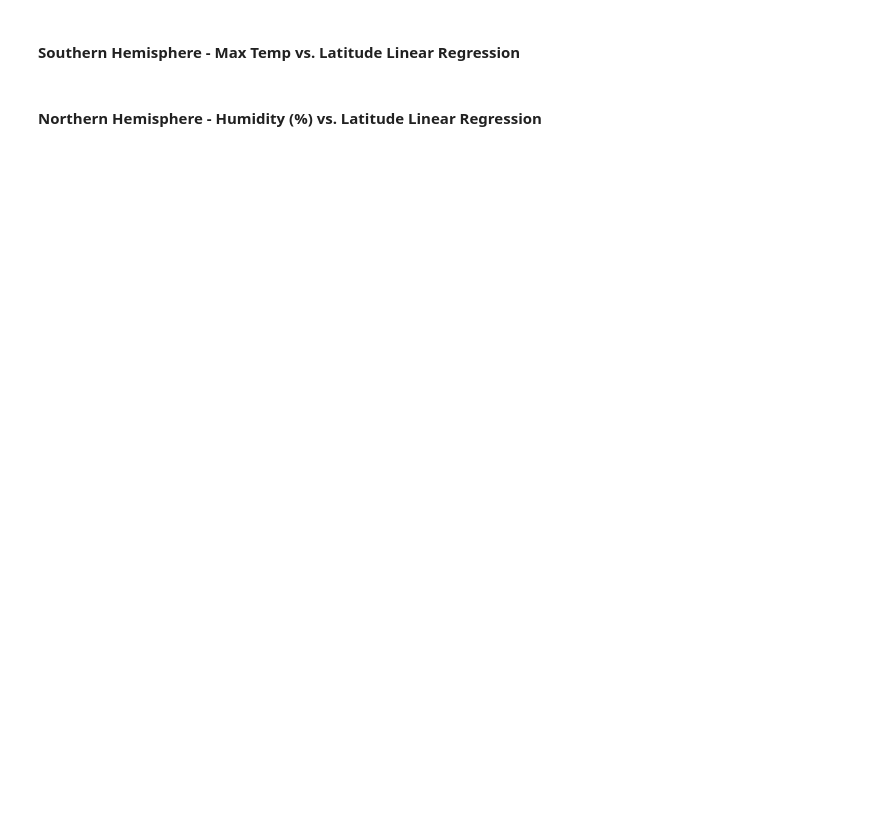
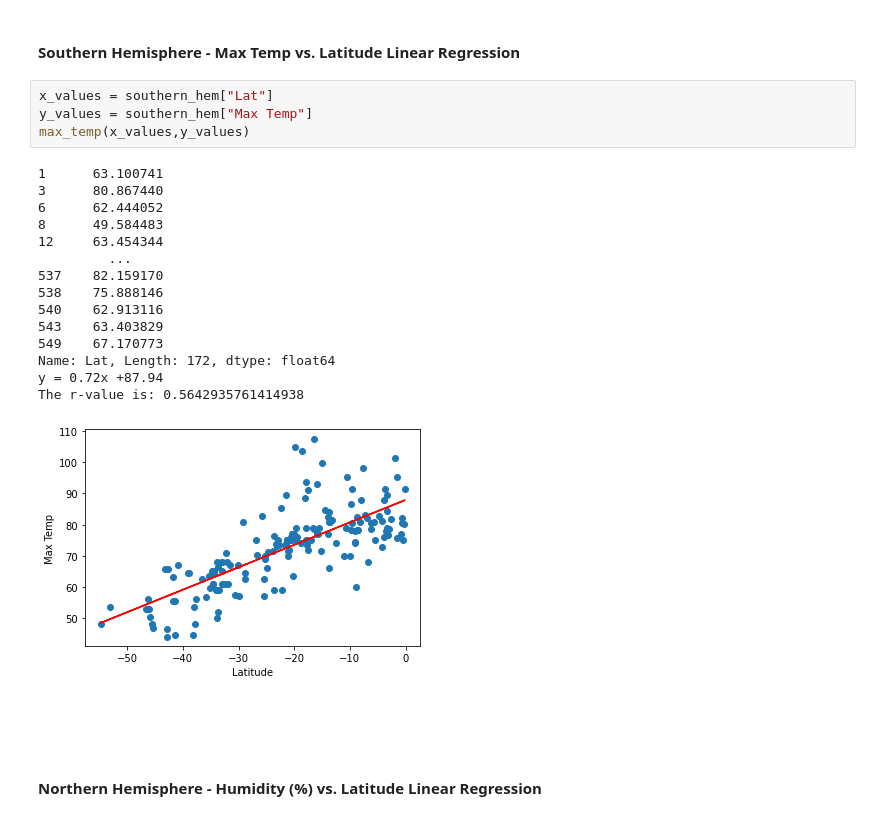
Before and after one commit to Jam0134/python-api-challenge-week-6, a Jupyter notebook: WeatherPy.ipynb, the cells around one changed output. Drawn from its saved outputs; the diff is of its cells as text; blank space fills up the shorter version.

```diff
--- a/WeatherPy.ipynb
+++ b/WeatherPy.ipynb
@@ -325,4 +410,24 @@ plt.grid (b=True,which="major",axis="both",linestyle="-",color="red")
 # %% [markdown]
 ####  Southern Hemisphere - Max Temp vs. Latitude Linear Regression
+# %%
+x_values = southern_hem["Lat"]
+y_values = southern_hem["Max Temp"]
+max_temp(x_values,y_values)
+# %% [output]
+1      63.100741
+3      80.867440
+6      62.444052
+8      49.584483
+12     63.454344
+         ...
+537    82.159170
+538    75.888146
+540    62.913116
+543    63.403829
+549    67.170773
+Name: Lat, Length: 172, dtype: float64
+y = 0.72x +87.94
+The r-value is: 0.5642935761414938
+[figure, added]
 # %% [markdown]
 ####  Northern Hemisphere - Humidity (%) vs. Latitude Linear Regression
```
Also changed, not shown: parts of 20 cells of this notebook, 2 other files.
